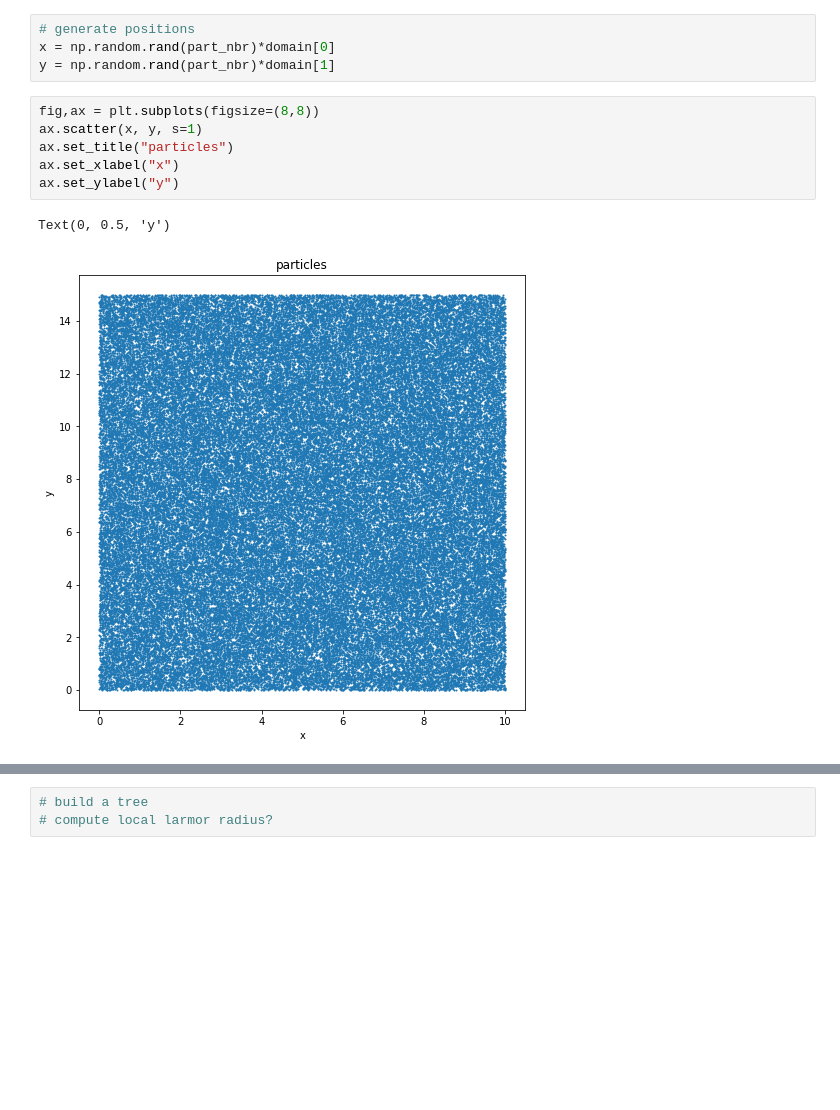
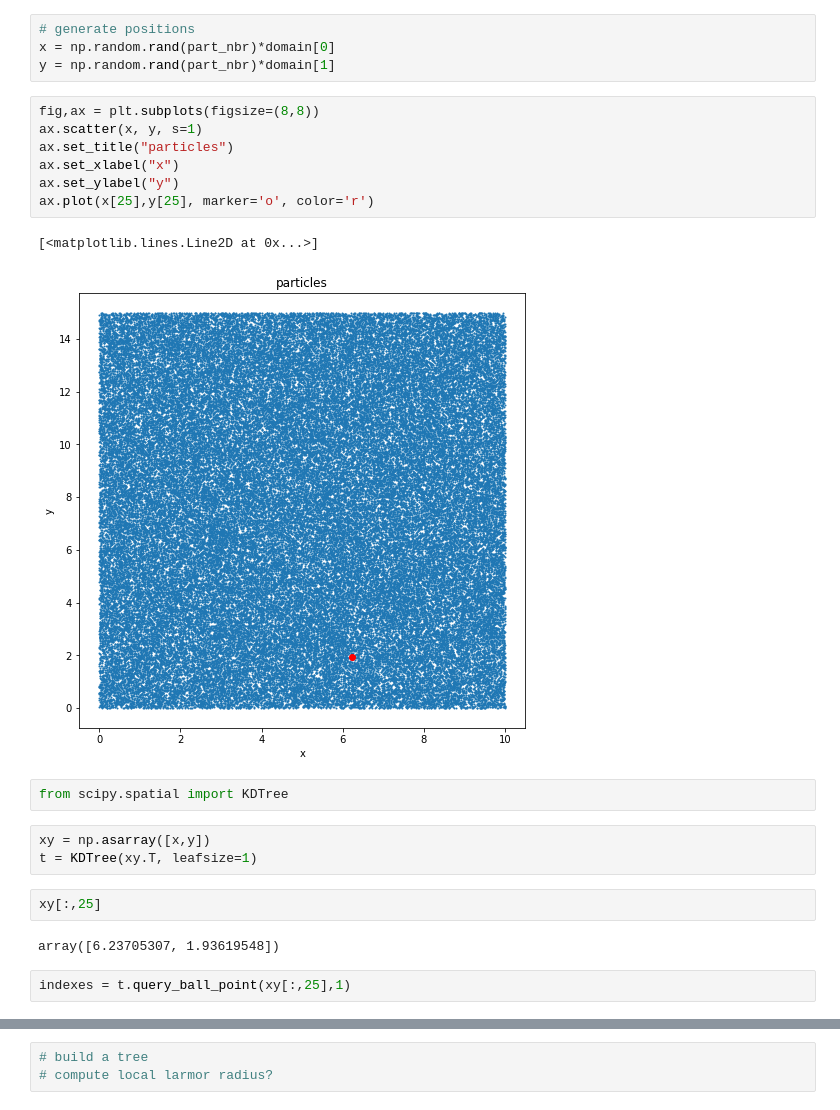
Before and after one commit to nicolasaunai/kdemerging, a Jupyter notebook: kde.ipynb, the cells around one changed output, grey strips where cells are left out. Cells and saved outputs as stored; diff of their text form; blank space fills up the shorter version.

```diff
--- a/kde.ipynb
+++ b/kde.ipynb
@@ -106,9 +106,21 @@ y = np.random.rand(part_nbr)*domain[1]
 # %%
 fig,ax = plt.subplots(figsize=(8,8))
 ax.scatter(x, y, s=1)
 ax.set_title("particles")
 ax.set_xlabel("x")
 ax.set_ylabel("y")
+ax.plot(x[25],y[25], marker='o', color='r')
 # %% [output]
-Text(0, 0.5, 'y')
+[<matplotlib.lines.Line2D at 0x...>]
-[figure, old version]
+[figure, new version]
+# %%
+from scipy.spatial import KDTree
+# %%
+xy = np.asarray([x,y])
+t = KDTree(xy.T, leafsize=1)
+# %%
+xy[:,25]
+# %% [output]
+array([6.23705307, 1.93619548])
+# %%
+indexes = t.query_ball_point(xy[:,25],1)
```
Also changed, not shown: parts of 1 cell of this notebook.
